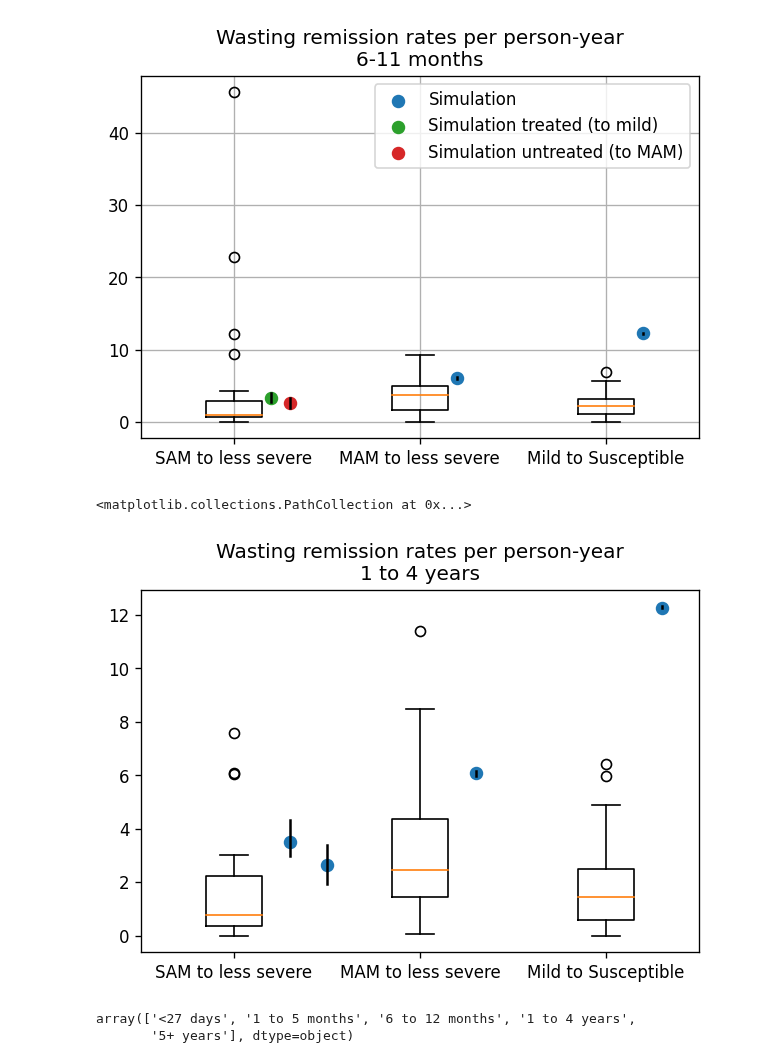
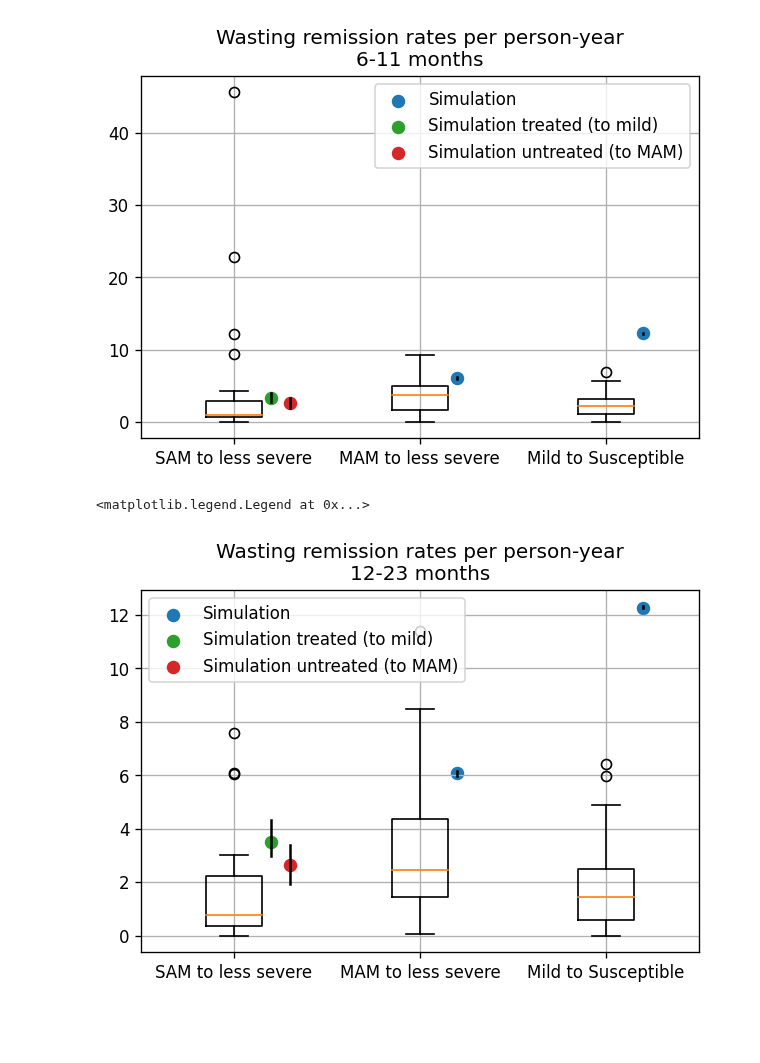
Before and after one commit to ihmeuw/vivarium_research_ciff_sam, a Jupyter notebook: wasting_transitions/alibow_ki_database_rates/KI_rates.ipynb, the cells around one changed output. Saved outputs shown, nothing was run; the diff lists cells and outputs as text; code cells hidden in the pictures; blank space fills up the shorter version.

```diff
--- a/wasting_transitions/alibow_ki_database_rates/KI_rates.ipynb
+++ b/wasting_transitions/alibow_ki_database_rates/KI_rates.ipynb
@@ -76,3 +76,5 @@ wasting_transitions = (wasting_transitions
                        .drop(columns='year')
                        .reset_index())
 wasting_person_time = pd.read_csv(output_dir + 'wasting_state_person_time.csv').drop(columns='Unnamed: 0')
+# %%
+ages = ['6-11_months','12_to_23_months','2_to_4']
@@ -283,42 +290,47 @@ plt.legend()
 <matplotlib.legend.Legend at 0x...>
 [figure]
 # %%
-# this plot needs to rework how the simulation SAM-> less severe rate is calculated
-# it needs to take into account the proportion covered by wasting treatment (both rates will get higher afterwards)
-
-
 p = ki.loc[ki.age_group=='1 to 4 years']
 plt.figure(dpi=120)
 plt.boxplot([p.r_severe_all.dropna()*365,p.r_moderate_all.dropna()*365,p.r_mild_non*365])
 plt.xticks([1,2,3],['SAM to less severe','MAM to less severe','Mild to Susceptible'])
-plt.title(f'Wasting remission rates per person-year\n{age}')
+plt.title(f'Wasting remission rates per person-year\n12-23 months')
 
 
 
 s = sim.loc[sim.age=='12_to_23_months']
 
-sinks = ['severe_acute_malnutrition_to_mild_child_wasting_event_count',
+sinks = [
          'moderate_acute_malnutrition_to_mild_child_wasting_event_count',
          'mild_child_wasting_to_susceptible_to_child_wasting_event_count']
 
-for i in [0,1,2]:
+for i in [0,1]:
 
-    plt.plot([i+1.3,i+1.3],[s.loc[(s.sink_state==sinks[i])]['value','2.5%'],
+    plt.plot([i+2.2,i+2.2],[s.loc[(s.sink_state==sinks[i])]['value','2.5%'],
                    s.loc[(s.sink_state==sinks[i])]['value','97.5%']],
             color='black')
-    plt.scatter(i+1.3,s.loc[(s.sink_state==sinks[i])]['value','mean'],
+    if i ==0:
+        plt.scatter(i+2.2,s.loc[(s.sink_state==sinks[i])]['value','mean'],
+               s=50, color='tab:blue',label='Simulation')
+    else:
+        plt.scatter(i+2.2,s.loc[(s.sink_state==sinks[i])]['value','mean'],
                s=50, color='tab:blue')
 
-plt.plot([1.5,1.5],[s.loc[(s.sink_state=='severe_acute_malnutrition_to_moderate_acute_malnutrition_event_count')]['value','2.5%'],
+plt.plot([1.2,1.2],[s.loc[(s.sink_state=='severe_acute_malnutrition_to_mild_child_wasting_event_count')]['value','2.5%'],
+               s.loc[(s.sink_state=='severe_acute_malnutrition_to_mild_child_wasting_event_count')]['value','97.5%']],
+        color='black')
+plt.scatter(1.2,s.loc[(s.sink_state=='severe_acute_malnutrition_to_mild_child_wasting_event_count')]['value','mean'],
+           s=50, color='tab:green',label='Simulation treated (to mild)')
+
+plt.plot([1.3,1.3],[s.loc[(s.sink_state=='severe_acute_malnutrition_to_moderate_acute_malnutrition_event_count')]['value','2.5%'],
                s.loc[(s.sink_state=='severe_acute_malnutrition_to_moderate_acute_malnutrition_event_count')]['value','97.5%']],
         color='black')
-plt.scatter(1.5,s.loc[(s.sink_state=='severe_acute_malnutrition_to_moderate_acute_malnutrition_event_count')]['value','mean'],
-           s=50, color='tab:blue')
+plt.scatter(1.3,s.loc[(s.sink_state=='severe_acute_malnutrition_to_moderate_acute_malnutrition_event_count')]['value','mean'],
+           s=50, color='tab:red',label='Simulation untreated (to MAM)')
+
+
+plt.grid()
+plt.legend()
 # %% [output]
-<matplotlib.collections.PathCollection at 0x...>
+<matplotlib.legend.Legend at 0x...>
-[figure, old version]
+[figure, new version]
-# %%
-ki.age_group.unique()
-# %% [output]
-array(['<27 days', '1 to 5 months', '6 to 12 months', '1 to 4 years',
-       '5+ years'], dtype=object)
```
Also changed, not shown: parts of 5 cells of this notebook, 23 other files.
